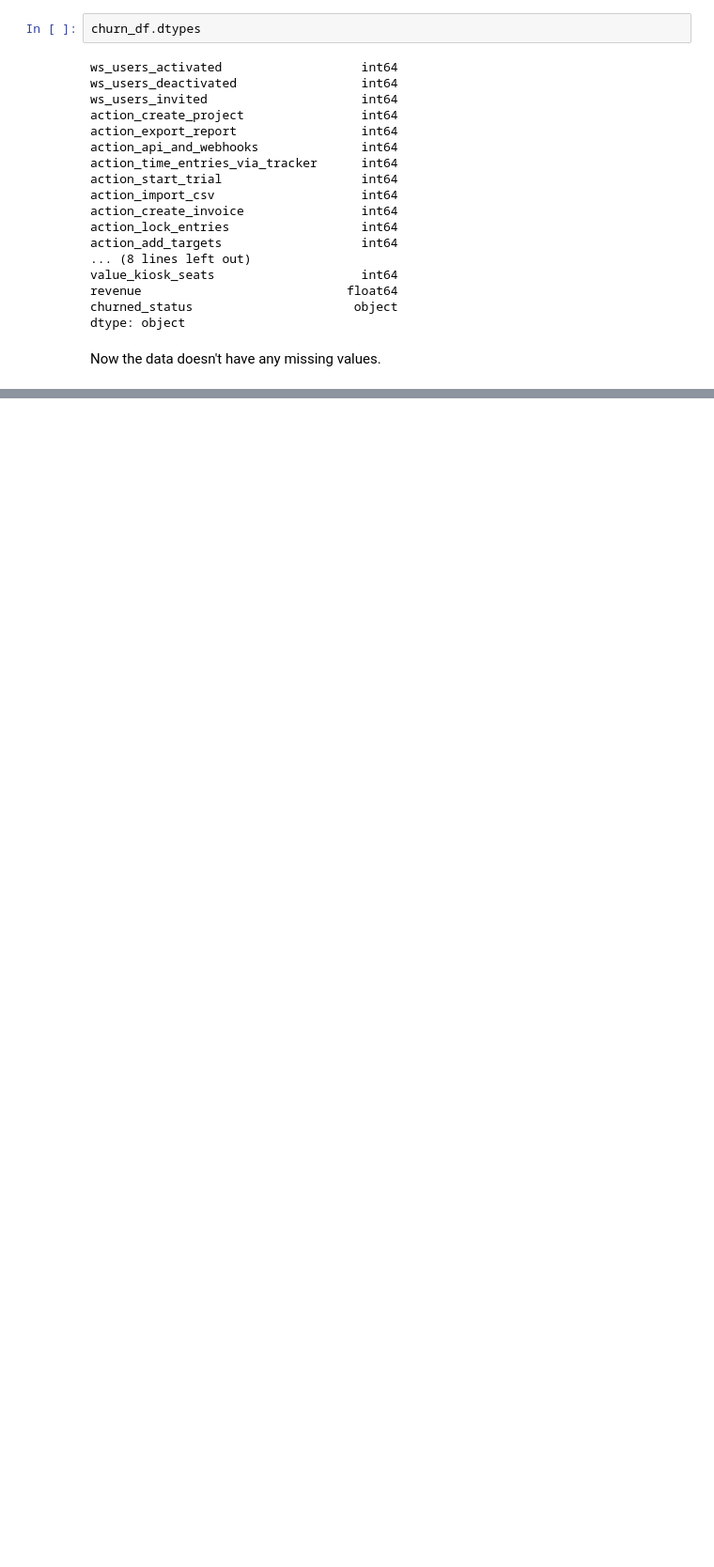
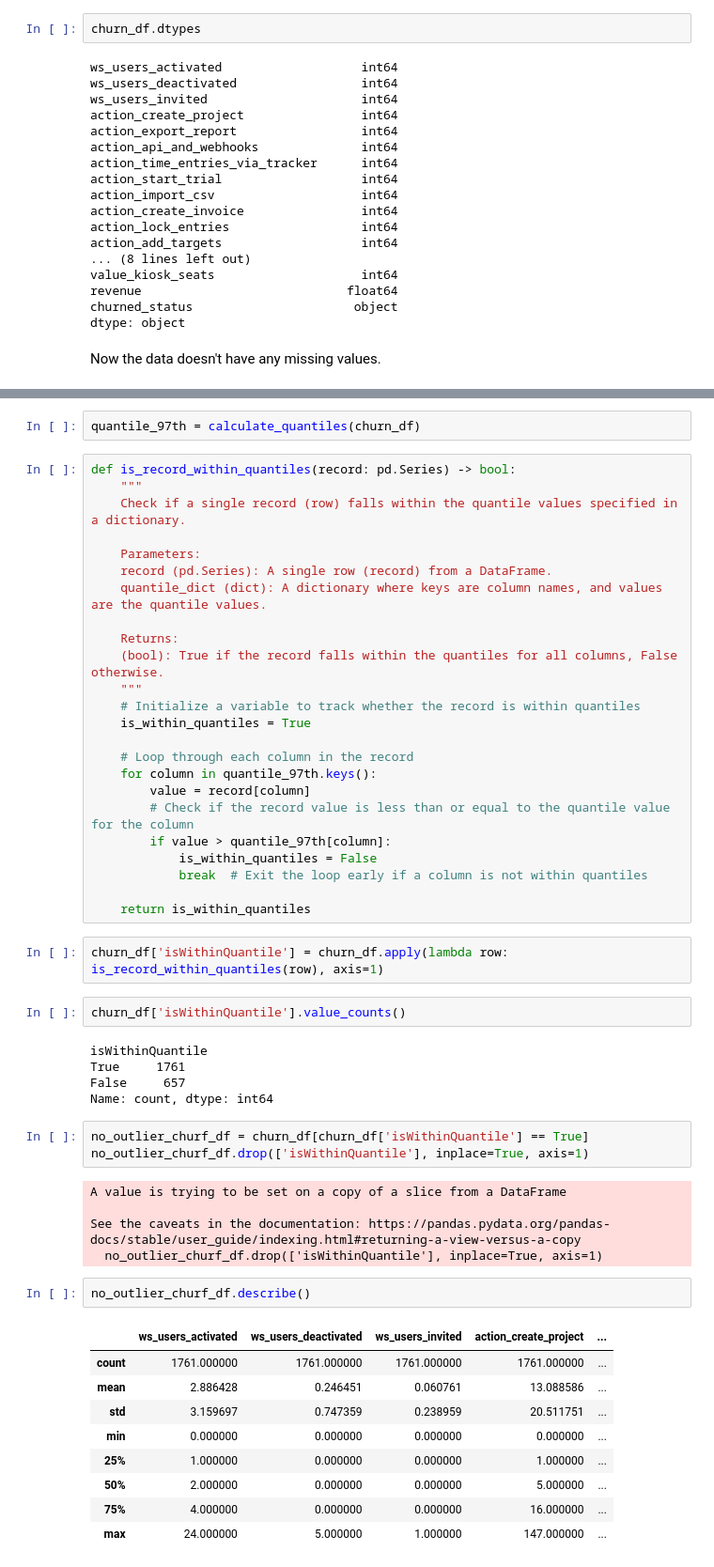
Before and after one commit to AdelisaSoft/CAKETask, a Jupyter notebook: notebooks/churn_task_part_1_data_cleaning.ipynb, the cells around one changed output, grey strips where cells are left out. Shown: that part at 94% size. Drawn from its saved outputs; the diff is of its cells as text; blank space fills up the shorter version.

Commit message:
feat: outlier handling

```diff
--- a/notebooks/churn_task_part_1_data_cleaning.ipynb
+++ b/notebooks/churn_task_part_1_data_cleaning.ipynb
@@ -157,0 +184,55 @@ Every column is now numeric, except the country. So let's see how the countries
+# %%
+quantile_97th = calculate_quantiles(churn_df)
+# %%
+def is_record_within_quantiles(record: pd.Series) -> bool:
+    """
+    Check if a single record (row) falls within the quantile values specified in a dictionary.
+
+    Parameters:
+    record (pd.Series): A single row (record) from a DataFrame.
+    quantile_dict (dict): A dictionary where keys are column names, and values are the quantile values.
+
+    Returns:
+    (bool): True if the record falls within the quantiles for all columns, False otherwise.
+    """
+    # Initialize a variable to track whether the record is within quantiles
+    is_within_quantiles = True
+
+    # Loop through each column in the record
+    for column in quantile_97th.keys():
+        value = record[column]
+        # Check if the record value is less than or equal to the quantile value for the column
+        if value > quantile_97th[column]:
+            is_within_quantiles = False
+            break  # Exit the loop early if a column is not within quantiles
+
+    return is_within_quantiles
+# %%
+churn_df['isWithinQuantile'] = churn_df.apply(lambda row: is_record_within_quantiles(row), axis=1)
+# %%
+churn_df['isWithinQuantile'].value_counts()
+# %% [output]
+isWithinQuantile
+True     1761
+False     657
+Name: count, dtype: int64
+# %%
+no_outlier_churf_df = churn_df[churn_df['isWithinQuantile'] == True]
+no_outlier_churf_df.drop(['isWithinQuantile'], inplace=True, axis=1)
+# %% [output]
+A value is trying to be set on a copy of a slice from a DataFrame
+
+See the caveats in the documentation: https://pandas.pydata.org/pandas-docs/stable/user_guide/indexing.html#returning-a-view-versus-a-copy
+  no_outlier_churf_df.drop(['isWithinQuantile'], inplace=True, axis=1)
+# %%
+no_outlier_churf_df.describe()
+# %% [output]
+|  | ws_users_activated | ws_users_deactivated | ws_users_invited | action_create_project | ... |
+| count | 1761.000000 | 1761.000000 | 1761.000000 | 1761.000000 | ... |
+| mean | 2.886428 | 0.246451 | 0.060761 | 13.088586 | ... |
+| std | 3.159697 | 0.747359 | 0.238959 | 20.511751 | ... |
+| min | 0.000000 | 0.000000 | 0.000000 | 0.000000 | ... |
+| 25% | 1.000000 | 0.000000 | 0.000000 | 1.000000 | ... |
+| 50% | 2.000000 | 0.000000 | 0.000000 | 5.000000 | ... |
+| 75% | 4.000000 | 0.000000 | 0.000000 | 16.000000 | ... |
+| max | 24.000000 | 5.000000 | 1.000000 | 147.000000 | ... |
```
Also changed, not shown: parts of 14 cells of this notebook, 1 other file.
